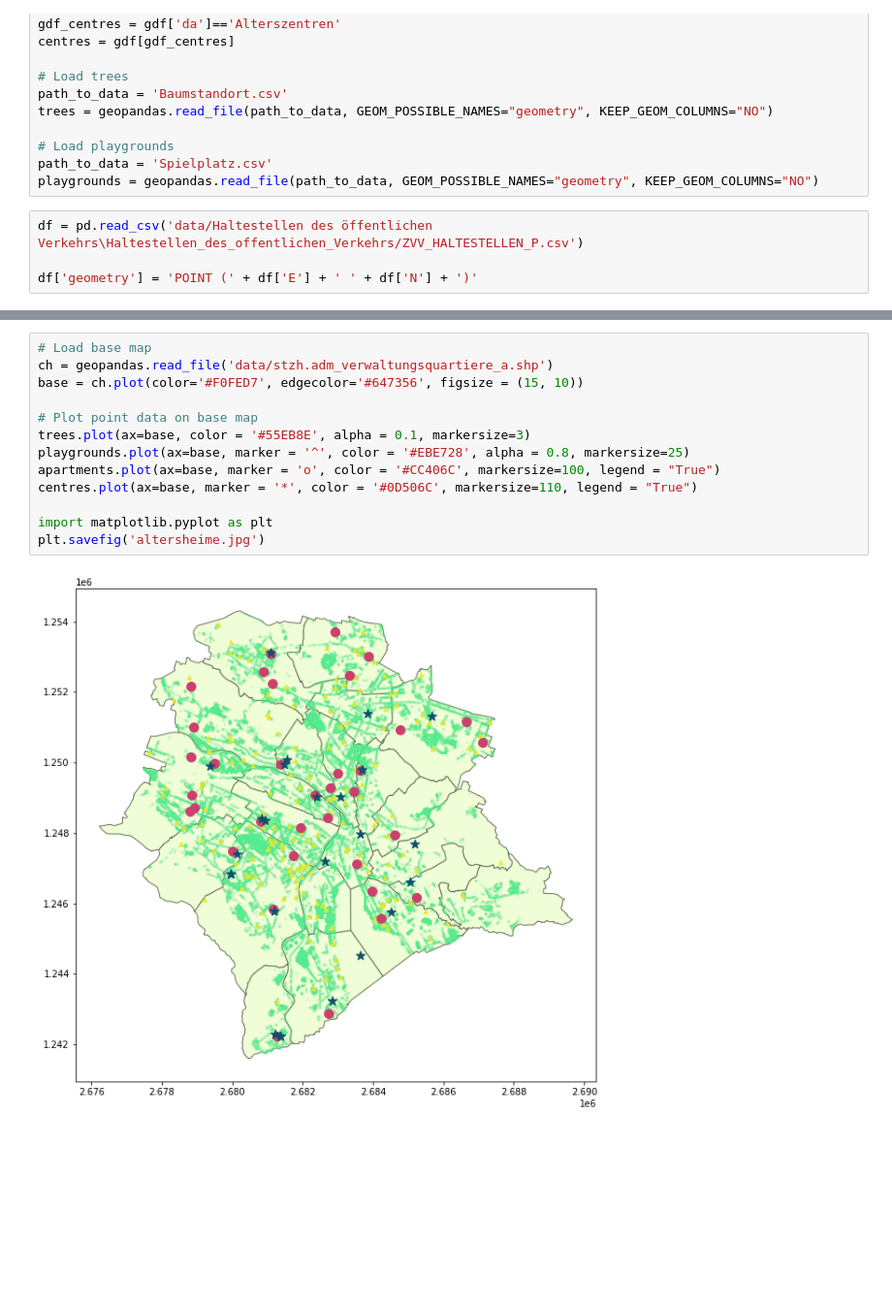
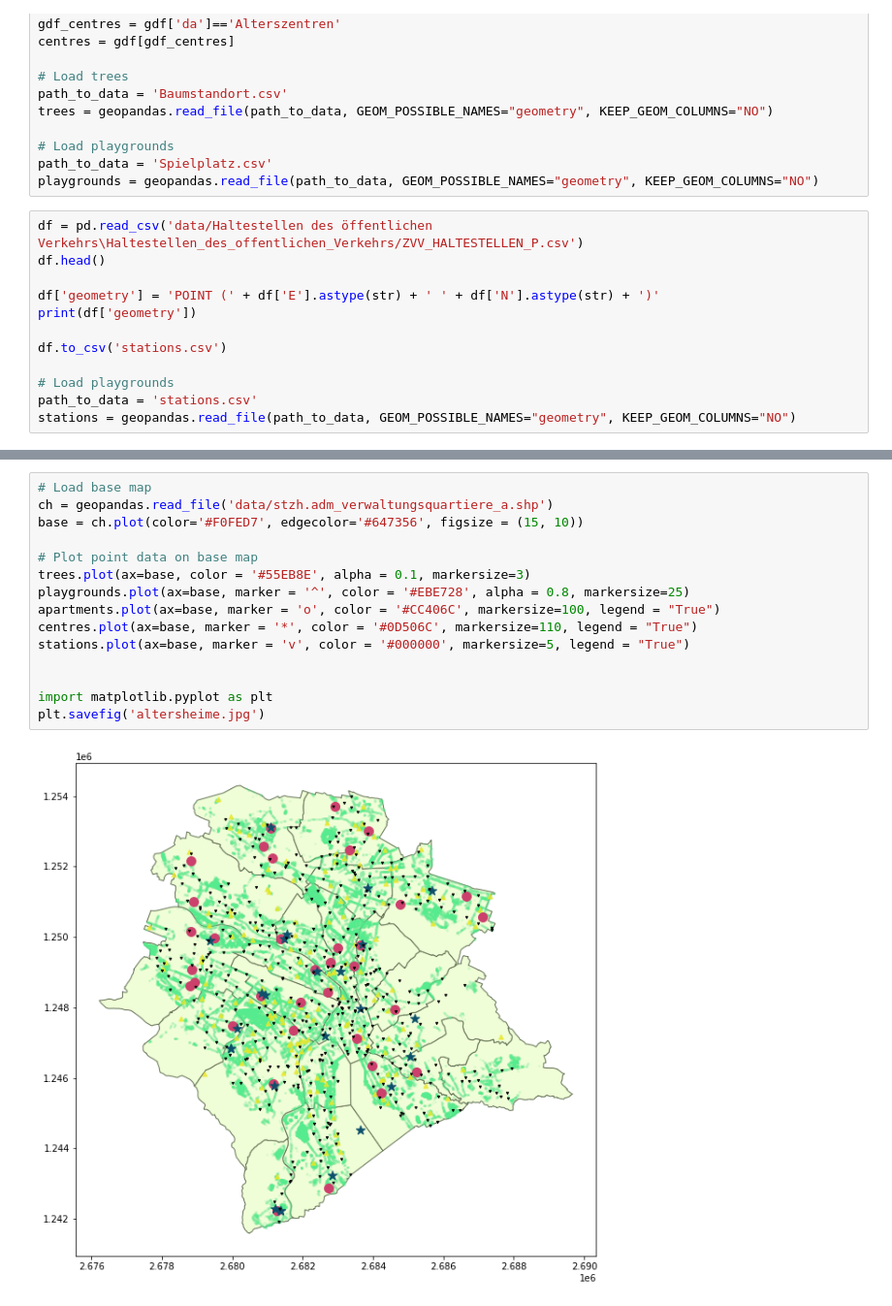
Before and after one commit to rejoha/collab, a Jupyter notebook: alterswohnungen_altersheime.ipynb, the cells around one changed output, grey strips where cells are left out. Shown: that part at 97% size. Cells and saved outputs as stored; diff of their text form; blank space fills up the shorter version.

```diff
--- a/alterswohnungen_altersheime.ipynb
+++ b/alterswohnungen_altersheime.ipynb
@@ -24,6 +24,14 @@ path_to_data = 'Spielplatz.csv'
 playgrounds = geopandas.read_file(path_to_data, GEOM_POSSIBLE_NAMES="geometry", KEEP_GEOM_COLUMNS="NO")
 # %%
 df = pd.read_csv('data/Haltestellen des öffentlichen Verkehrs\Haltestellen_des_offentlichen_Verkehrs/ZVV_HALTESTELLEN_P.csv')
+df.head()
 
-df['geometry'] = 'POINT (' + df['E'] + ' ' + df['N'] + ')'
+df['geometry'] = 'POINT (' + df['E'].astype(str) + ' ' + df['N'].astype(str) + ')'
+print(df['geometry'])
+
+df.to_csv('stations.csv')
+
+# Load playgrounds
+path_to_data = 'stations.csv'
+stations = geopandas.read_file(path_to_data, GEOM_POSSIBLE_NAMES="geometry", KEEP_GEOM_COLUMNS="NO")
 # %% [output]
@@ -31,18 +50,20 @@ UFuncTypeError: ufunc 'add' did not contain a loop with signature matching types
 # %%
 # Load base map
 ch = geopandas.read_file('data/stzh.adm_verwaltungsquartiere_a.shp')
 base = ch.plot(color='#F0FED7', edgecolor='#647356', figsize = (15, 10))
 
 # Plot point data on base map
 trees.plot(ax=base, color = '#55EB8E', alpha = 0.1, markersize=3)
 playgrounds.plot(ax=base, marker = '^', color = '#EBE728', alpha = 0.8, markersize=25)
 apartments.plot(ax=base, marker = 'o', color = '#CC406C', markersize=100, legend = "True")
 centres.plot(ax=base, marker = '*', color = '#0D506C', markersize=110, legend = "True")
+stations.plot(ax=base, marker = 'v', color = '#000000', markersize=5, legend = "True")
+
 
 import matplotlib.pyplot as plt
 plt.savefig('altersheime.jpg')
 # %% [output]
-[figure, old version]
+[figure, new version]
 # %%
 import bokeh
 import json
```
Also changed, not shown: parts of 3 cells of this notebook.
